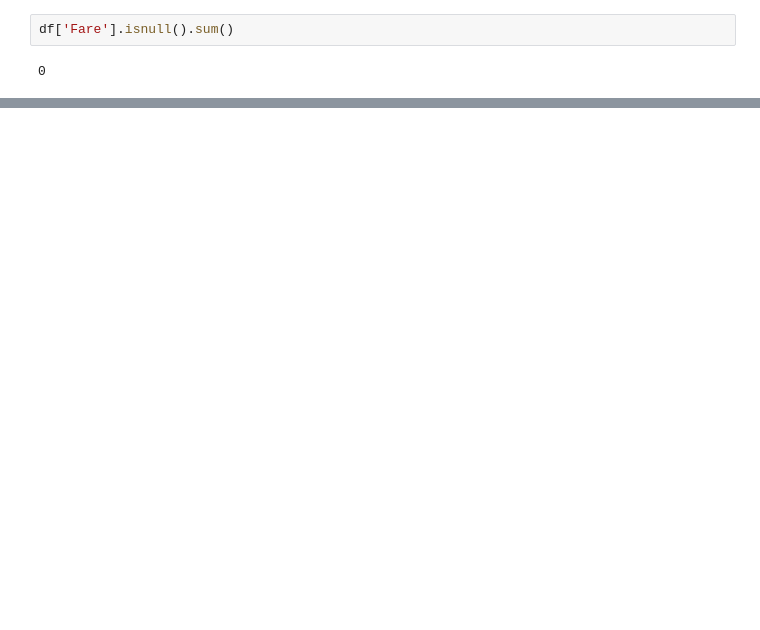
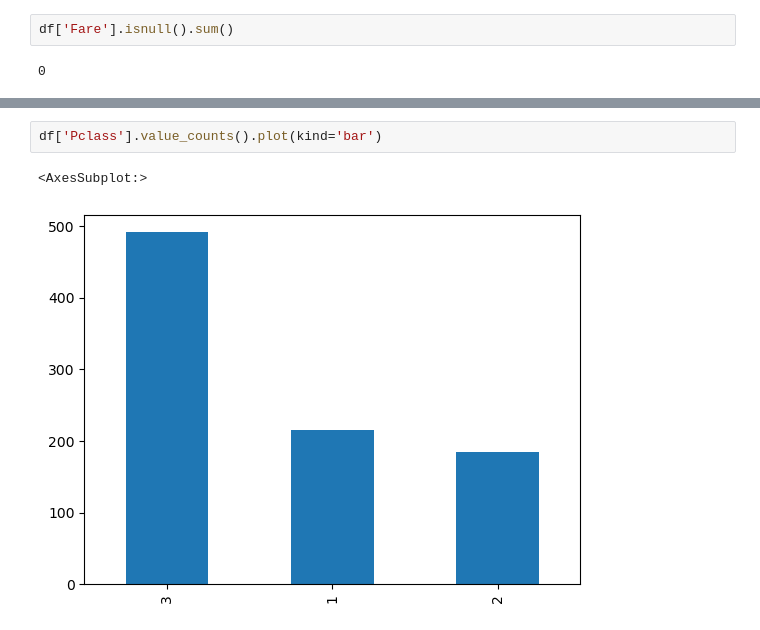
Before and after one commit to Ankkkyyyy/MachineLearning-, a Jupyter notebook: DAP/Exploratory Data Analysis/EDA.ipynb, the cells around one changed output, grey strips where cells are left out. Cells and saved outputs as stored; diff of their text form; blank space fills up the shorter version.

```diff
--- a/DAP/Exploratory Data Analysis/EDA.ipynb
+++ b/DAP/Exploratory Data Analysis/EDA.ipynb
@@ -247,0 +294,5 @@ df['Fare'].isnull().sum()
+# %%
+df['Pclass'].value_counts().plot(kind='bar')
+# %% [output]
+<AxesSubplot:>
+[figure, added]
```
Also changed, not shown: parts of 9 cells of this notebook.
